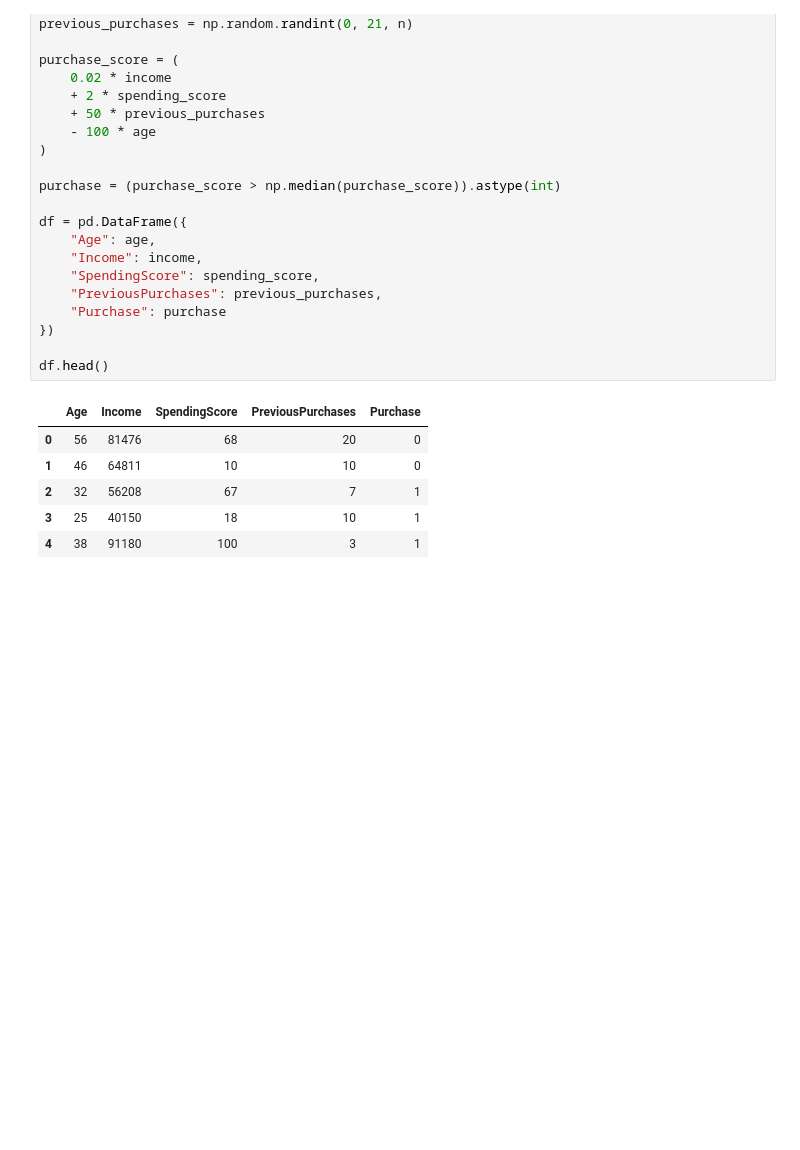
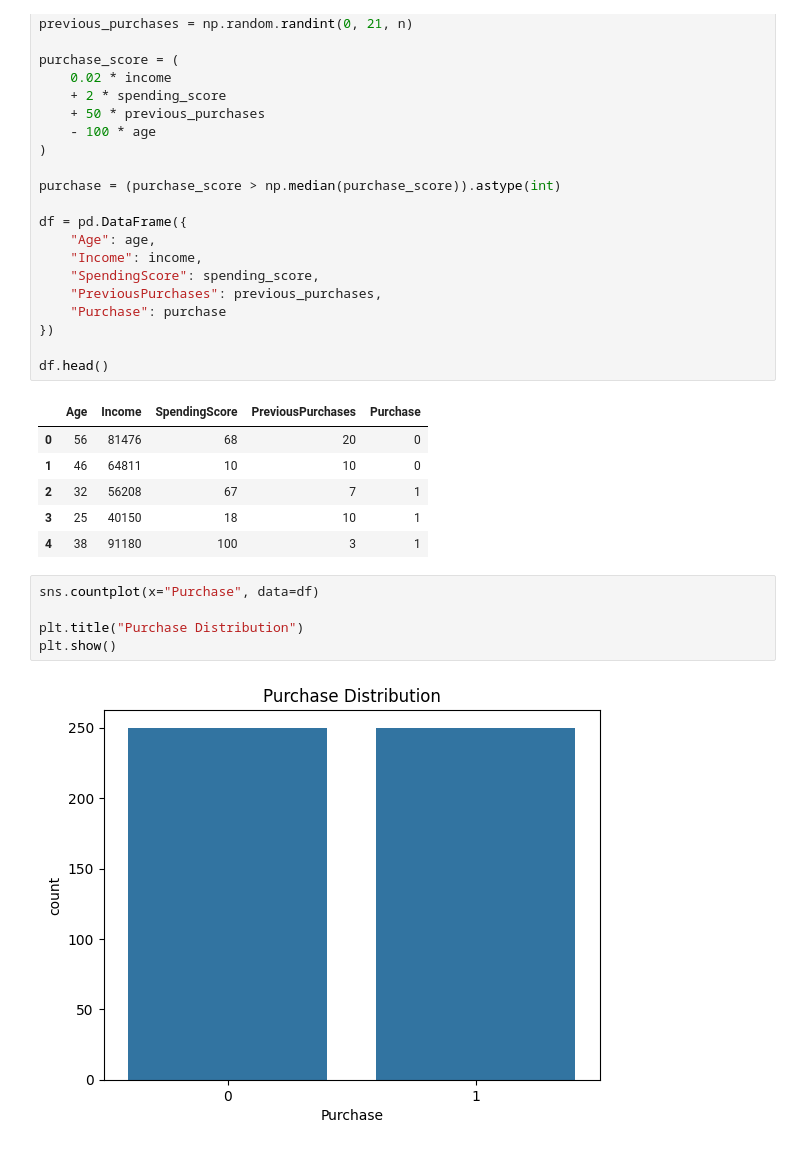
Before and after one commit to abhinavsinh014-prog/Machine-Learing, a Jupyter notebook: CustomerClassifier.ipynb, the cells around one changed output. Saved outputs shown, nothing was run; the diff lists cells and outputs as text; blank space fills up the shorter version.

```diff
--- a/CustomerClassifier.ipynb
+++ b/CustomerClassifier.ipynb
@@ -48,3 +48,10 @@ df.head()
 | 2 | 32 | 56208 | 67 | 7 | 1 |
 | 3 | 25 | 40150 | 18 | 10 | 1 |
 | 4 | 38 | 91180 | 100 | 3 | 1 |
+# %%
+sns.countplot(x="Purchase", data=df)
+
+plt.title("Purchase Distribution")
+plt.show()
+# %% [output]
+[figure, added]
```
Also changed, not shown: parts of 3 cells of this notebook.
